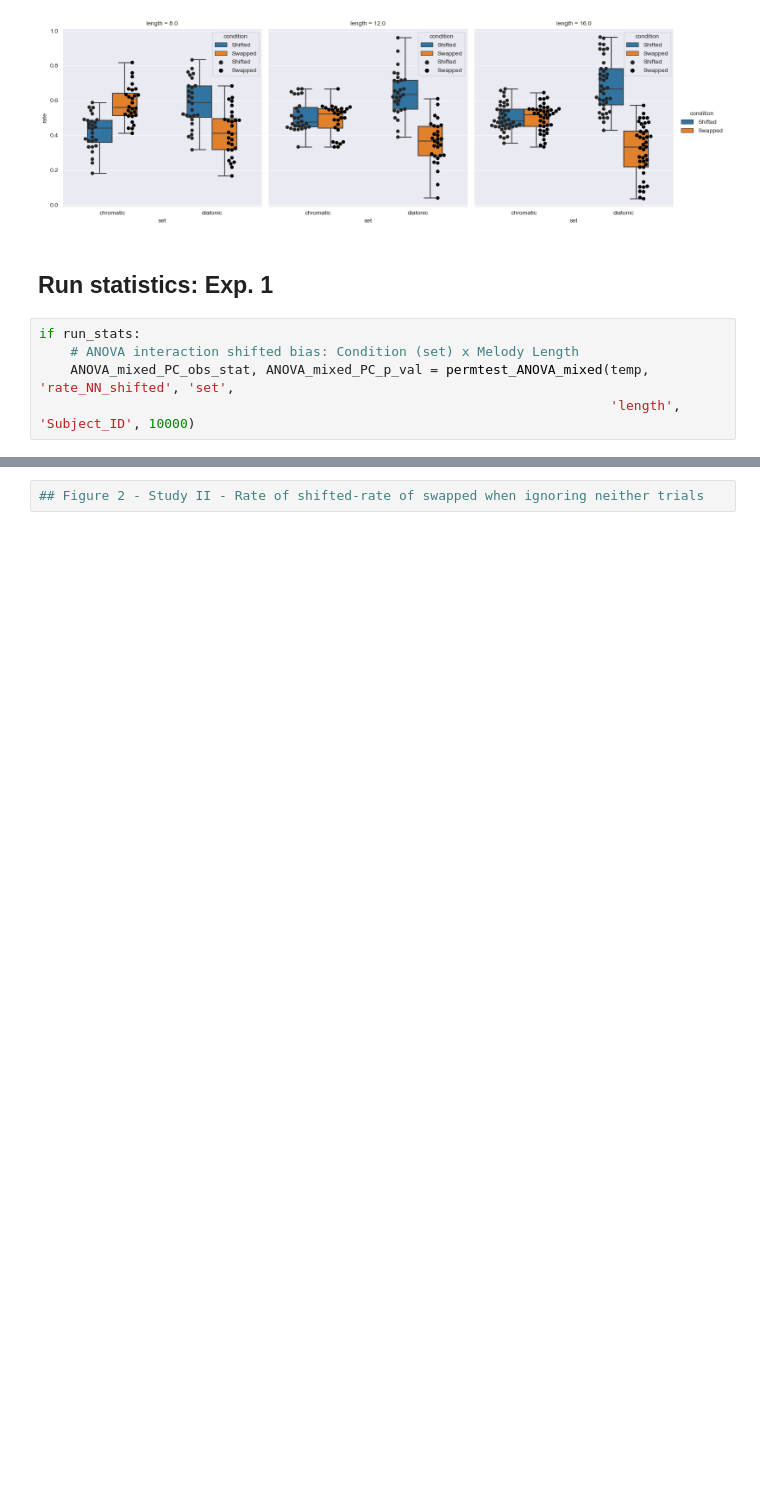
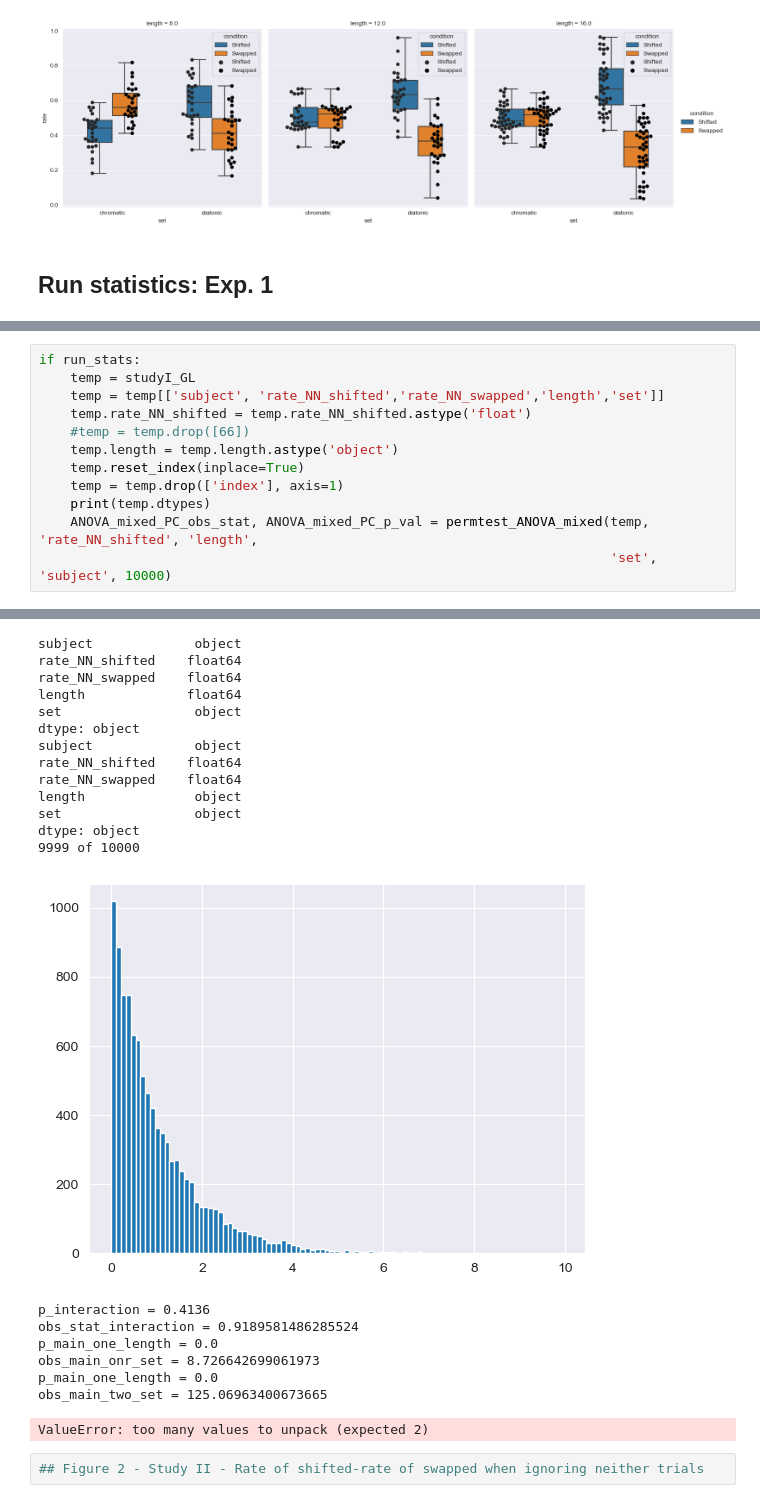
Before and after one commit to MichaelSel/set_membership_paper, a Jupyter notebook: 3. Main Plotting.ipynb, the cells around one changed output, grey strips where cells are left out. Drawn from its saved outputs; the diff is of its cells as text; blank space fills up the shorter version.

```diff
--- a/3. Main Plotting.ipynb
+++ b/3. Main Plotting.ipynb
@@ -75,8 +73,3 @@ plt.savefig(StudyI_paths.plots_dir + "rate of shifted AND swapped (NN).svg")
 [figure]
 # %% [markdown]
 ## Run statistics: Exp. 1
-# %%
-if run_stats:
-    # ANOVA interaction shifted bias: Condition (set) x Melody Length
-    ANOVA_mixed_PC_obs_stat, ANOVA_mixed_PC_p_val = permtest_ANOVA_mixed(temp, 'rate_NN_shifted', 'set',
-                                                                         'length', 'Subject_ID', 10000)
@@ -82,0 +98,13 @@ if run_stats:
+# %%
+if run_stats:
+    temp = studyI_GL
+    temp = temp[['subject', 'rate_NN_shifted','rate_NN_swapped','length','set']]
+    temp.rate_NN_shifted = temp.rate_NN_shifted.astype('float')
+    #temp = temp.drop([66])
+    temp.length = temp.length.astype('object')
+    temp.reset_index(inplace=True)
+    temp = temp.drop(['index'], axis=1)
+    print(temp.dtypes)
+    ANOVA_mixed_PC_obs_stat, ANOVA_mixed_PC_p_val = permtest_ANOVA_mixed(temp, 'rate_NN_shifted', 'length',
+                                                                         'set', 'subject', 10000)
+# %% [output]
@@ -83,3 +121,24 @@ if run_stats:
+subject             object
+rate_NN_shifted    float64
+rate_NN_swapped    float64
+length             float64
+set                 object
+dtype: object
+subject             object
+rate_NN_shifted    float64
+rate_NN_swapped    float64
+length              object
+set                 object
+dtype: object
+9999 of 10000
+[figure, added]
+p_interaction = 0.4136
+obs_stat_interaction = 0.9189581486285524
+p_main_one_length = 0.0
+obs_main_onr_set = 8.726642699061973
+p_main_one_length = 0.0
+obs_main_two_set = 125.06963400673665
+ValueError: too many values to unpack (expected 2)
 # %%
 ## Figure 2 - Study II - Rate of shifted-rate of swapped when ignoring neither trials
 # %%
```
Also changed, not shown: parts of 3 cells of this notebook, 2 other files.
